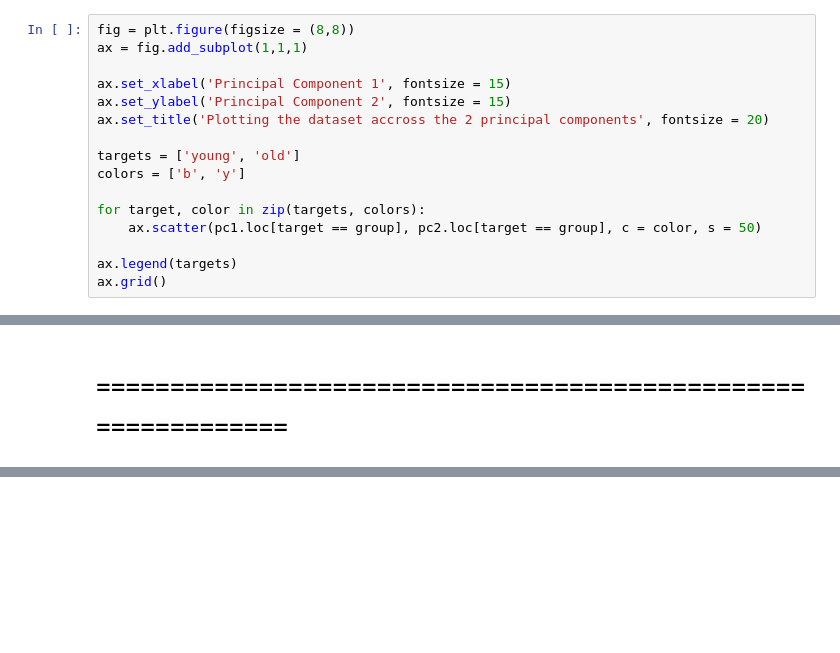
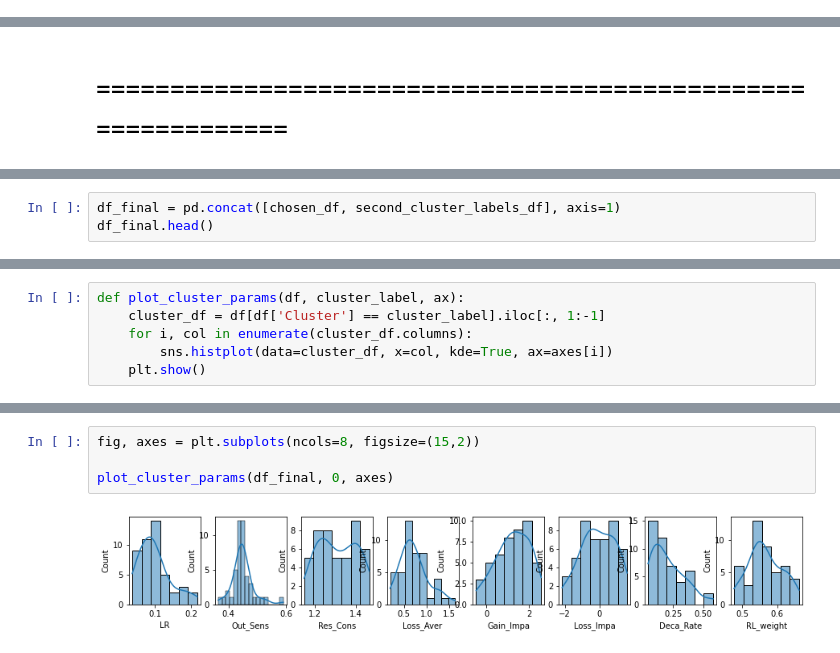
Before and after one commit to Crone1/CA4015, a Jupyter notebook: Assignment_1/Clustering.ipynb, the cells around one changed output, grey strips where cells are left out. Cells and saved outputs as stored; diff of their text form; blank space fills up the shorter version.

```diff
--- a/Assignment_1/Clustering.ipynb
+++ b/Assignment_1/Clustering.ipynb
@@ -580,16 +620,0 @@ cluster = final_df["Cluster"]
-# %%
-fig = plt.figure(figsize = (8,8))
-ax = fig.add_subplot(1,1,1)
-
-ax.set_xlabel('Principal Component 1', fontsize = 15)
-ax.set_ylabel('Principal Component 2', fontsize = 15)
-ax.set_title('Plotting the dataset accross the 2 principal components', fontsize = 20)
-
-targets = ['young', 'old']
-colors = ['b', 'y']
-
-for target, color in zip(targets, colors):
-    ax.scatter(pc1.loc[target == group], pc2.loc[target == group], c = color, s = 50)
-
-ax.legend(targets)
-ax.grid()
@@ -643,0 +725,3 @@ pd.merge(all_cluster_df, pd.merge(young_cluster_df, old_cluster_df, how="inner",
+# %%
+df_final = pd.concat([chosen_df, second_cluster_labels_df], axis=1)
+df_final.head()
@@ -643,0 +743,6 @@ pd.merge(all_cluster_df, pd.merge(young_cluster_df, old_cluster_df, how="inner",
+# %%
+def plot_cluster_params(df, cluster_label, ax):
+    cluster_df = df[df['Cluster'] == cluster_label].iloc[:, 1:-1]
+    for i, col in enumerate(cluster_df.columns):
+        sns.histplot(data=cluster_df, x=col, kde=True, ax=axes[i])
+    plt.show()
@@ -643,0 +776,6 @@ pd.merge(all_cluster_df, pd.merge(young_cluster_df, old_cluster_df, how="inner",
+# %%
+fig, axes = plt.subplots(ncols=8, figsize=(15,2))
+
+plot_cluster_params(df_final, 0, axes)
+# %% [output]
+[figure, added]
```
Also changed, not shown: parts of 93 cells of this notebook.
